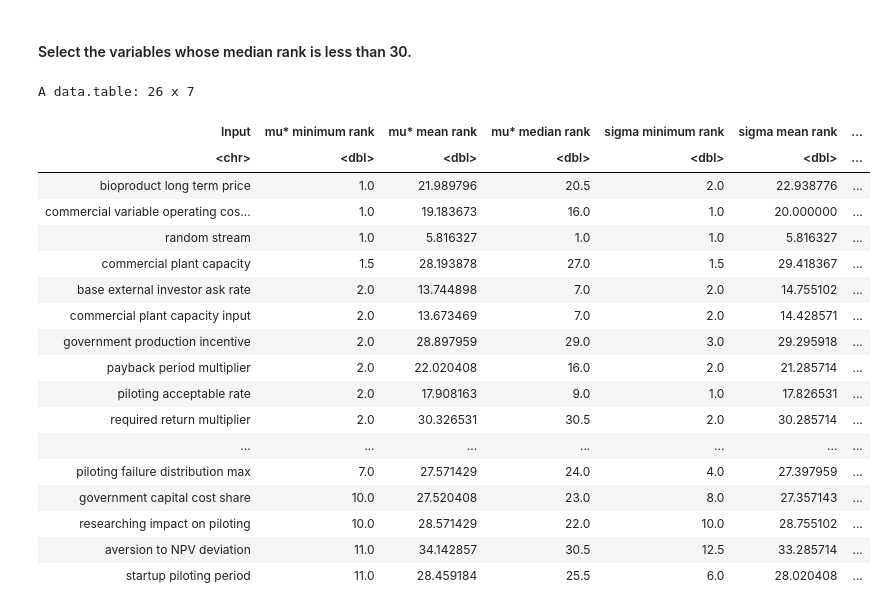
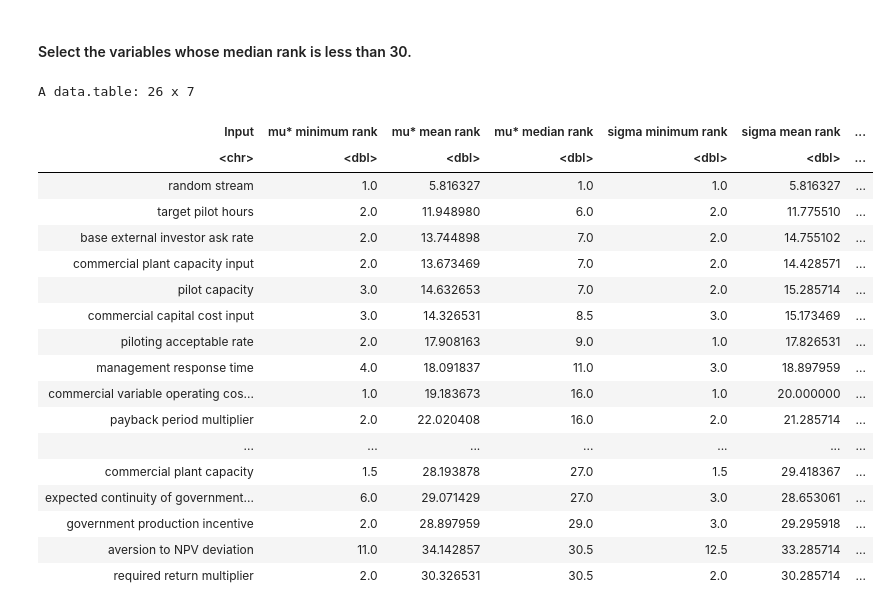
Before and after one commit to NREL/BioproductTransitionDynamics, a Jupyter notebook: sensitivity/btd-elementary-effects-v12.ipynb, the cells around one changed output. Cells and saved outputs as stored; diff of their text form; code cells hidden in the pictures.

```diff
--- a/sensitivity/btd-elementary-effects-v12.ipynb
+++ b/sensitivity/btd-elementary-effects-v12.ipynb
@@ -463,34 +463,34 @@ ggplot(
 # %%
 z.results[,
     .(
         `mu* minimum rank`   = min   (`mu* rank`),
         `mu* mean rank`      = mean  (`mu* rank`),
         `mu* median rank`    = median(`mu* rank`),
         `sigma minimum rank` = min   (`sigma rank`),
         `sigma mean rank`    = mean  (`sigma rank`),
         `sigma median rank`  = median(`sigma rank`)
     ),
     by=.(Input)
-][order(`mu* minimum rank`)][
+][order(`mu* median rank`)][
     `mu* median rank` <= 30 | `sigma median rank` <= 30
 ]
 # %% [output]
 A data.table: 26 x 7
 | Input | mu* minimum rank | mu* mean rank | mu* median rank | sigma minimum rank | sigma mean rank | ... |
 | <chr> | <dbl> | <dbl> | <dbl> | <dbl> | <dbl> | ... |
-| bioproduct long term price | 1.0 | 21.989796 | 20.5 | 2.0 | 22.938776 | ... |
-| commercial variable operating cos... | 1.0 | 19.183673 | 16.0 | 1.0 | 20.000000 | ... |
 | random stream | 1.0 | 5.816327 | 1.0 | 1.0 | 5.816327 | ... |
-| commercial plant capacity | 1.5 | 28.193878 | 27.0 | 1.5 | 29.418367 | ... |
+| target pilot hours | 2.0 | 11.948980 | 6.0 | 2.0 | 11.775510 | ... |
 | base external investor ask rate | 2.0 | 13.744898 | 7.0 | 2.0 | 14.755102 | ... |
 | commercial plant capacity input | 2.0 | 13.673469 | 7.0 | 2.0 | 14.428571 | ... |
+| pilot capacity | 3.0 | 14.632653 | 7.0 | 2.0 | 15.285714 | ... |
+| commercial capital cost input | 3.0 | 14.326531 | 8.5 | 3.0 | 15.173469 | ... |
+| piloting acceptable rate | 2.0 | 17.908163 | 9.0 | 1.0 | 17.826531 | ... |
+| management response time | 4.0 | 18.091837 | 11.0 | 3.0 | 18.897959 | ... |
+| commercial variable operating cos... | 1.0 | 19.183673 | 16.0 | 1.0 | 20.000000 | ... |
+| payback period multiplier | 2.0 | 22.020408 | 16.0 | 2.0 | 21.285714 | ... |
+| ... | ... | ... | ... | ... | ... | ... |
+| commercial plant capacity | 1.5 | 28.193878 | 27.0 | 1.5 | 29.418367 | ... |
+| expected continuity of government... | 6.0 | 29.071429 | 27.0 | 3.0 | 28.653061 | ... |
 | government production incentive | 2.0 | 28.897959 | 29.0 | 3.0 | 29.295918 | ... |
-| payback period multiplier | 2.0 | 22.020408 | 16.0 | 2.0 | 21.285714 | ... |
-| piloting acceptable rate | 2.0 | 17.908163 | 9.0 | 1.0 | 17.826531 | ... |
+| aversion to NPV deviation | 11.0 | 34.142857 | 30.5 | 12.5 | 33.285714 | ... |
 | required return multiplier | 2.0 | 30.326531 | 30.5 | 2.0 | 30.285714 | ... |
-| ... | ... | ... | ... | ... | ... | ... |
-| piloting failure distribution max | 7.0 | 27.571429 | 24.0 | 4.0 | 27.397959 | ... |
-| government capital cost share | 10.0 | 27.520408 | 23.0 | 8.0 | 27.357143 | ... |
-| researching impact on piloting | 10.0 | 28.571429 | 22.0 | 10.0 | 28.755102 | ... |
-| aversion to NPV deviation | 11.0 | 34.142857 | 30.5 | 12.5 | 33.285714 | ... |
-| startup piloting period | 11.0 | 28.459184 | 25.5 | 6.0 | 28.020408 | ... |
```
Also changed, not shown: parts of 6 cells of this notebook, 1 other file.
